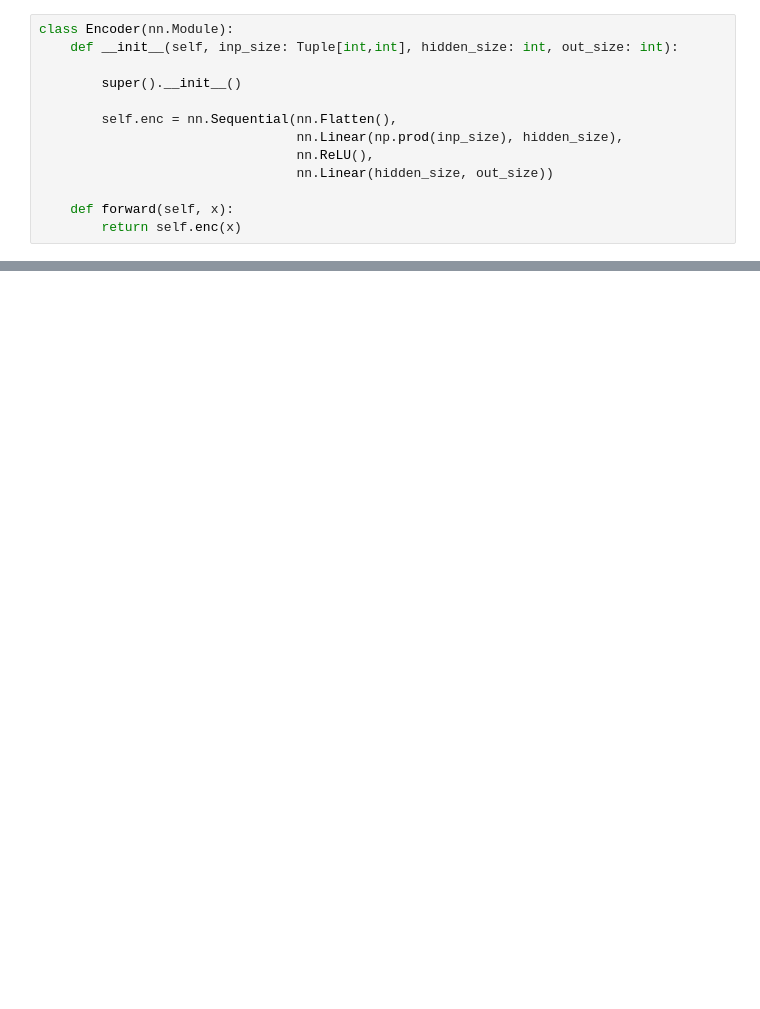
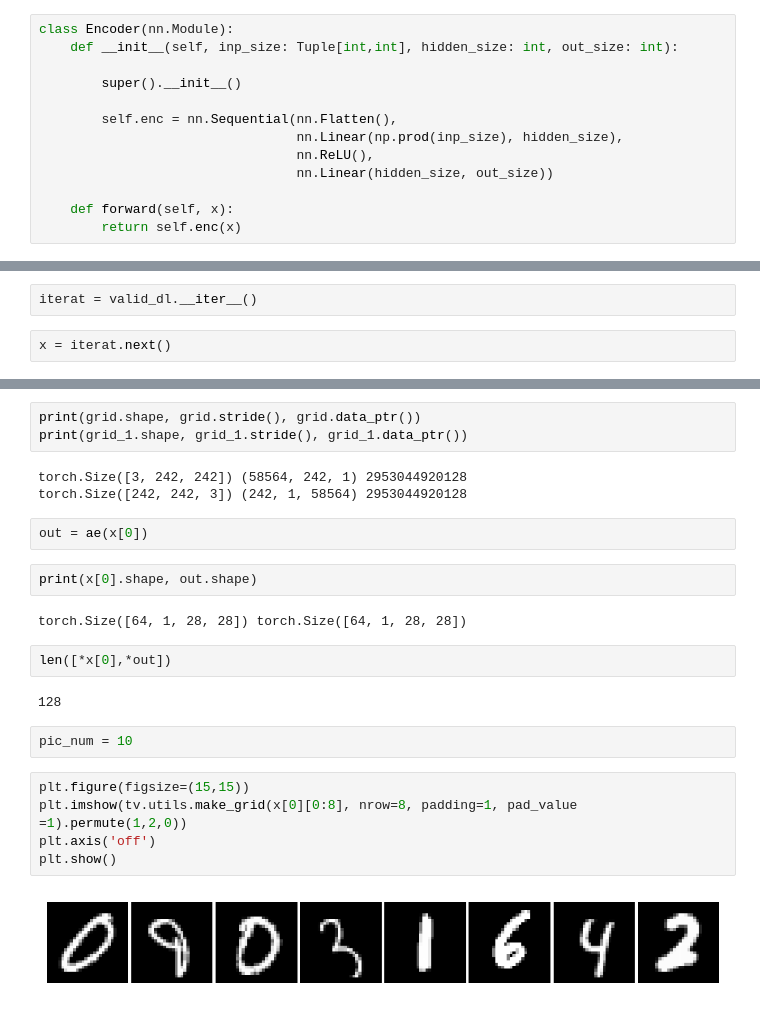
Before and after one commit to amareyah/MaxinAI_Education, a Jupyter notebook: lecture_13_unsupervised_ml_my_imple.ipynb, the cells around one changed output, grey strips where cells are left out. Saved outputs shown, nothing was run; the diff lists cells and outputs as text; blank space fills up the shorter version.

```diff
--- a/lecture_13_unsupervised_ml_my_imple.ipynb
+++ b/lecture_13_unsupervised_ml_my_imple.ipynb
@@ -81,0 +146,4 @@ class Decoder(nn.Module):
+# %%
+iterat = valid_dl.__iter__()
+# %%
+x = iterat.next()
@@ -81,0 +158,25 @@ class Decoder(nn.Module):
+# %%
+print(grid.shape, grid.stride(), grid.data_ptr())
+print(grid_1.shape, grid_1.stride(), grid_1.data_ptr())
+# %% [output]
+torch.Size([3, 242, 242]) (58564, 242, 1) 2953044920128
+torch.Size([242, 242, 3]) (242, 1, 58564) 2953044920128
+# %%
+out = ae(x[0])
+# %%
+print(x[0].shape, out.shape)
+# %% [output]
+torch.Size([64, 1, 28, 28]) torch.Size([64, 1, 28, 28])
+# %%
+len([*x[0],*out])
+# %% [output]
+128
+# %%
+pic_num = 10
+# %%
+plt.figure(figsize=(15,15))
+plt.imshow(tv.utils.make_grid(x[0][0:8], nrow=8, padding=1, pad_value =1).permute(1,2,0))
+plt.axis('off')
+plt.show()
+# %% [output]
+[figure, added]
```
Also changed, not shown: parts of 14 cells of this notebook.
